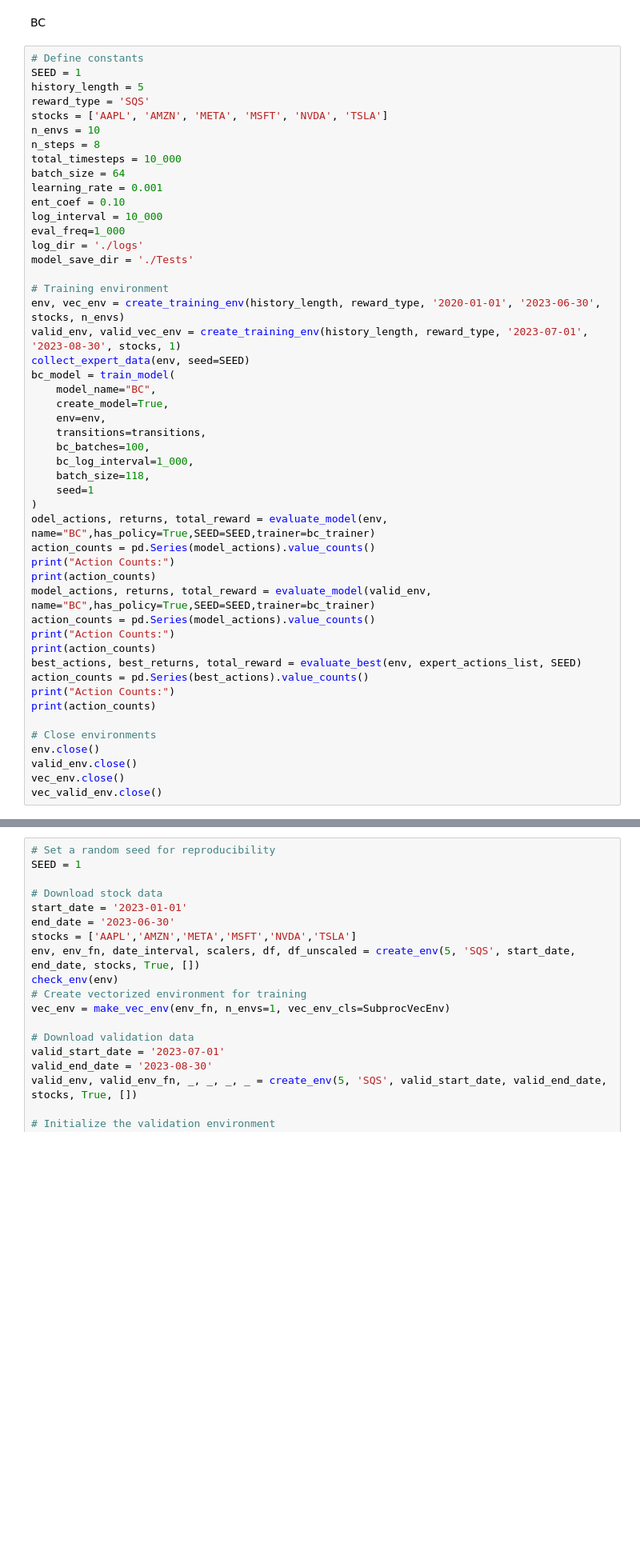
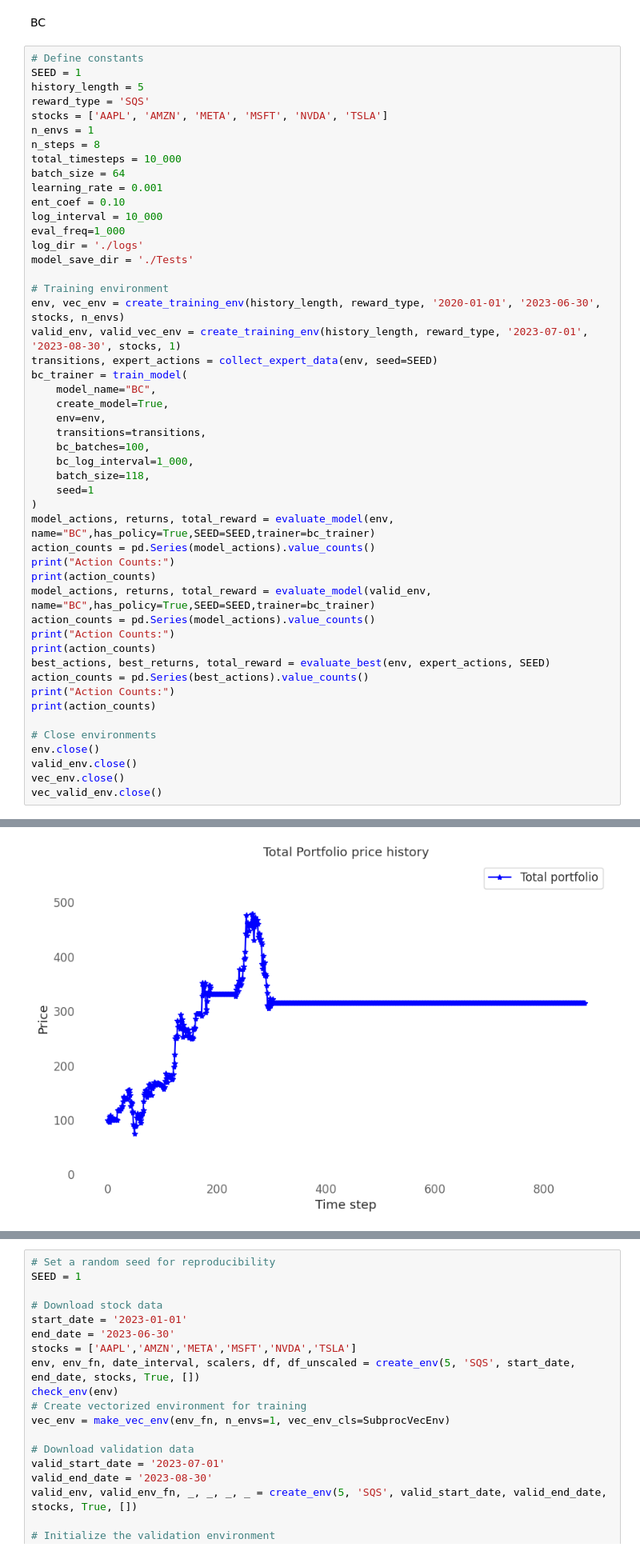
Before and after one commit to devMuniz02/Reinforcement-Learning-Stock-Porfolio-Managment, a Jupyter notebook: notebooks/TradingClass.ipynb, the cells around one changed output, grey strips where cells are left out. Shown at 80% size. Cells and saved outputs as stored; diff of their text form; blank space fills up the shorter version.

Commit message:
Added functions to train and test RL and BC

```diff
--- a/notebooks/TradingClass.ipynb
+++ b/notebooks/TradingClass.ipynb
@@ -184,7 +183,7 @@ SEED = 1
 history_length = 5
 reward_type = 'SQS'
 stocks = ['AAPL', 'AMZN', 'META', 'MSFT', 'NVDA', 'TSLA']
-n_envs = 10
+n_envs = 1
 n_steps = 8
 total_timesteps = 10_000
 batch_size = 64
@@ -198,8 +197,8 @@ model_save_dir = './Tests'
 # Training environment
 env, vec_env = create_training_env(history_length, reward_type, '2020-01-01', '2023-06-30', stocks, n_envs)
 valid_env, valid_vec_env = create_training_env(history_length, reward_type, '2023-07-01', '2023-08-30', stocks, 1)
-collect_expert_data(env, seed=SEED)
-bc_model = train_model(
+transitions, expert_actions = collect_expert_data(env, seed=SEED)
+bc_trainer = train_model(
     model_name="BC",
     create_model=True,
     env=env,
@@ -209,7 +208,7 @@ bc_model = train_model(
     batch_size=118,
     seed=1
 )
-odel_actions, returns, total_reward = evaluate_model(env, name="BC",has_policy=True,SEED=SEED,trainer=bc_trainer)
+model_actions, returns, total_reward = evaluate_model(env, name="BC",has_policy=True,SEED=SEED,trainer=bc_trainer)
 action_counts = pd.Series(model_actions).value_counts()
 print("Action Counts:")
 print(action_counts)
@@ -217,7 +216,7 @@ model_actions, returns, total_reward = evaluate_model(valid_env, name="BC",has_p
 action_counts = pd.Series(model_actions).value_counts()
 print("Action Counts:")
 print(action_counts)
-best_actions, best_returns, total_reward = evaluate_best(env, expert_actions_list, SEED)
+best_actions, best_returns, total_reward = evaluate_best(env, expert_actions, SEED)
 action_counts = pd.Series(best_actions).value_counts()
 print("Action Counts:")
 print(action_counts)
@@ -231,0 +254 @@ NameError: name 'create_training_env' is not defined
+[figure, added]
```
Also changed, not shown: parts of 2 cells of this notebook, 1 other file.
